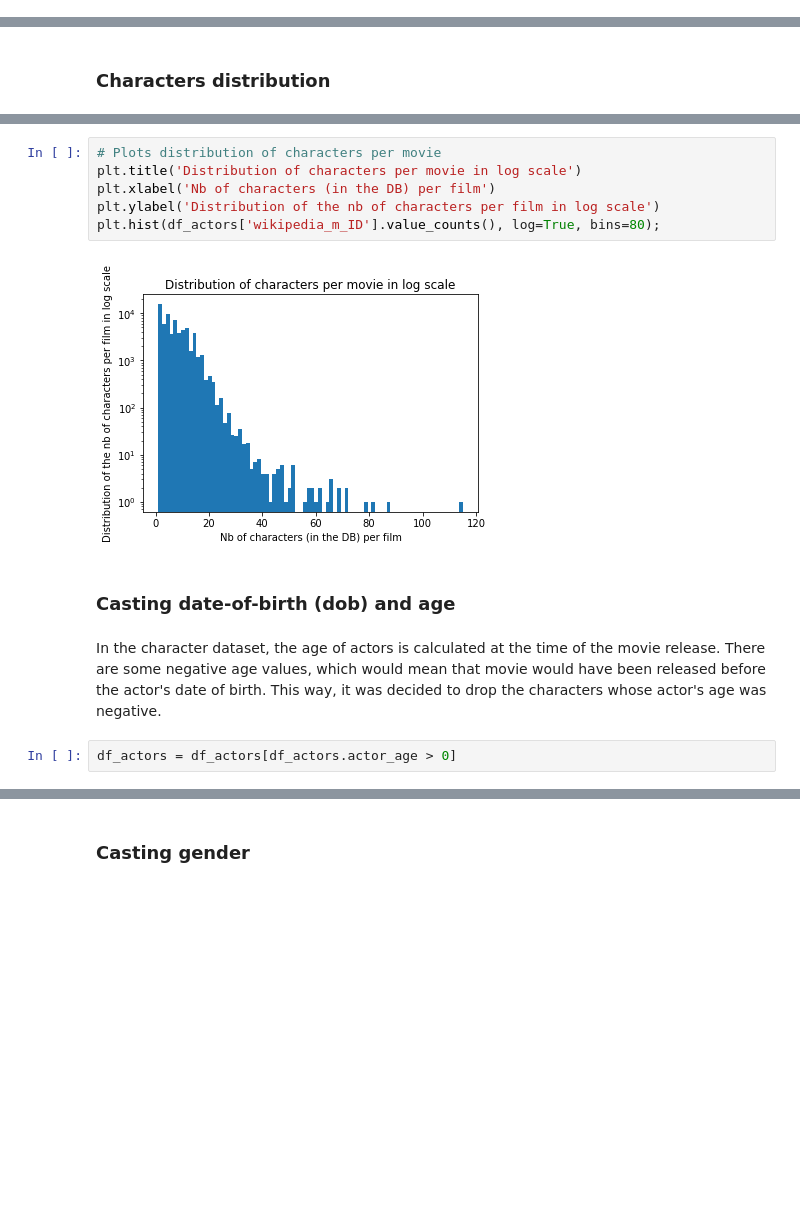
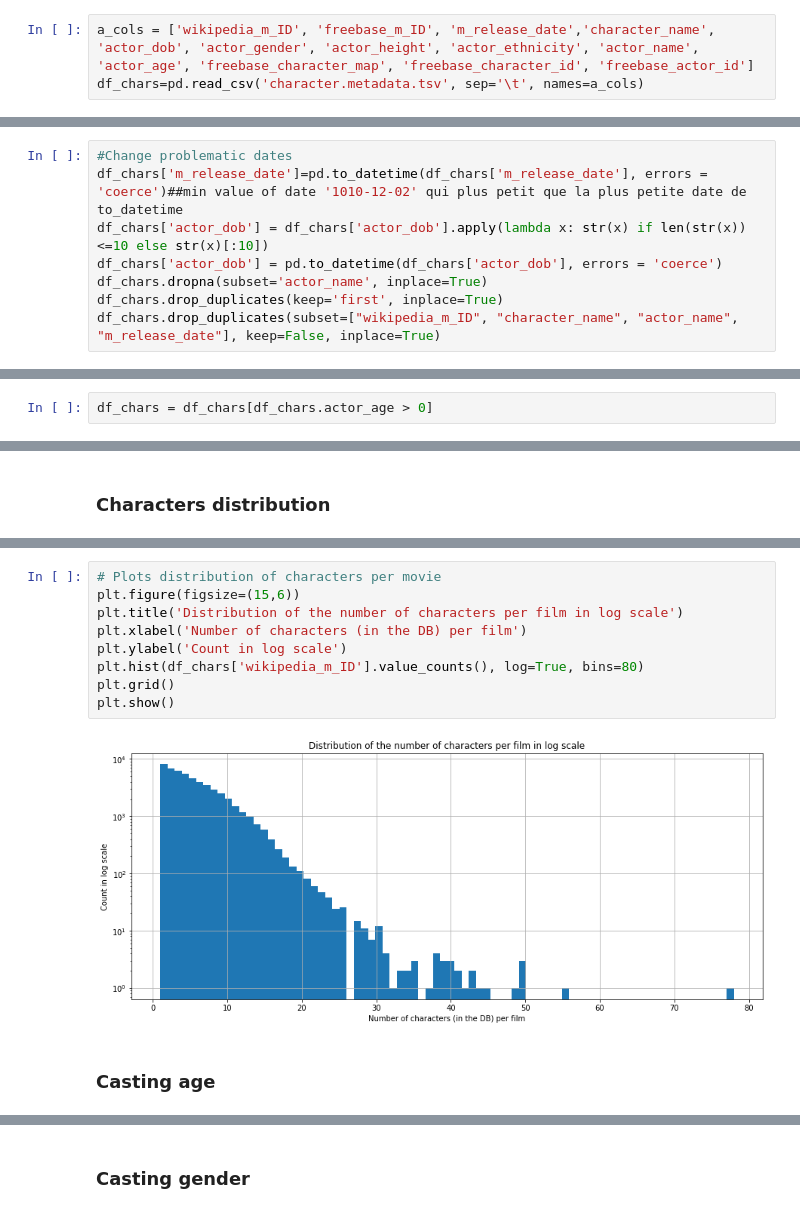
Before and after one commit to epfl-ada/ada-2022-project-dadalife, a Jupyter notebook: ADA_CMU.ipynb, the cells around one changed output, grey strips where cells are left out. Saved outputs shown, nothing was run; the diff lists cells and outputs as text; blank space fills up the shorter version.

```diff
--- a/ADA_CMU.ipynb
+++ b/ADA_CMU.ipynb
@@ -57,3 +38,6 @@ df_actors.drop_duplicates(subset=["wikipedia_m_ID", "character_name", "actor_nam
+# %%
+a_cols = ['wikipedia_m_ID', 'freebase_m_ID', 'm_release_date','character_name', 'actor_dob', 'actor_gender', 'actor_height', 'actor_ethnicity', 'actor_name', 'actor_age', 'freebase_character_map', 'freebase_character_id', 'freebase_actor_id']
+df_chars=pd.read_csv('character.metadata.tsv', sep='\t', names=a_cols)
 # %% [markdown]
 ### Movies data
 <a class="anchor" id="load_movies"></a>
@@ -140,0 +120,8 @@ df_movies.sample(4)
+# %%
+#Change problematic dates
+df_chars['m_release_date']=pd.to_datetime(df_chars['m_release_date'], errors = 'coerce')##min value of date '1010-12-02' qui plus petit que la plus petite date de to_datetime
+df_chars['actor_dob'] = df_chars['actor_dob'].apply(lambda x: str(x) if len(str(x)) <=10 else str(x)[:10])
+df_chars['actor_dob'] = pd.to_datetime(df_chars['actor_dob'], errors = 'coerce')
+df_chars.dropna(subset='actor_name', inplace=True)
+df_chars.drop_duplicates(keep='first', inplace=True)
+df_chars.drop_duplicates(subset=["wikipedia_m_ID", "character_name", "actor_name", "m_release_date"], keep=False, inplace=True)
@@ -141,2 +130,4 @@ df_movies.sample(4)
+# %%
+df_chars = df_chars[df_chars.actor_age > 0]
 # %% [markdown]
 ### Movies dataset
@@ -166,14 +161,13 @@ The difference between the two figures is due to some incorrect matching (actor
 # %%
 # Plots distribution of characters per movie
-plt.title('Distribution of characters per movie in log scale')
-plt.xlabel('Nb of characters (in the DB) per film')
-plt.ylabel('Distribution of the nb of characters per film in log scale')
-plt.hist(df_actors['wikipedia_m_ID'].value_counts(), log=True, bins=80);
+plt.figure(figsize=(15,6))
+plt.title('Distribution of the number of characters per film in log scale')
+plt.xlabel('Number of characters (in the DB) per film')
+plt.ylabel('Count in log scale')
+plt.hist(df_chars['wikipedia_m_ID'].value_counts(), log=True, bins=80)
+plt.grid()
+plt.show()
 # %% [output]
-[figure, old version]
+[figure, new version]
 # %% [markdown]
-### Casting date-of-birth (dob) and age
+### Casting age
-# %% [markdown]
-In the character dataset, the age of actors is calculated at the time of the movie release. There are some negative age values, which would mean that movie would have been released before the actor's date of birth. This way, it was decided to drop the characters whose actor's age was negative.
-# %%
-df_actors = df_actors[df_actors.actor_age > 0]
```
Also changed, not shown: parts of 39 cells of this notebook.
